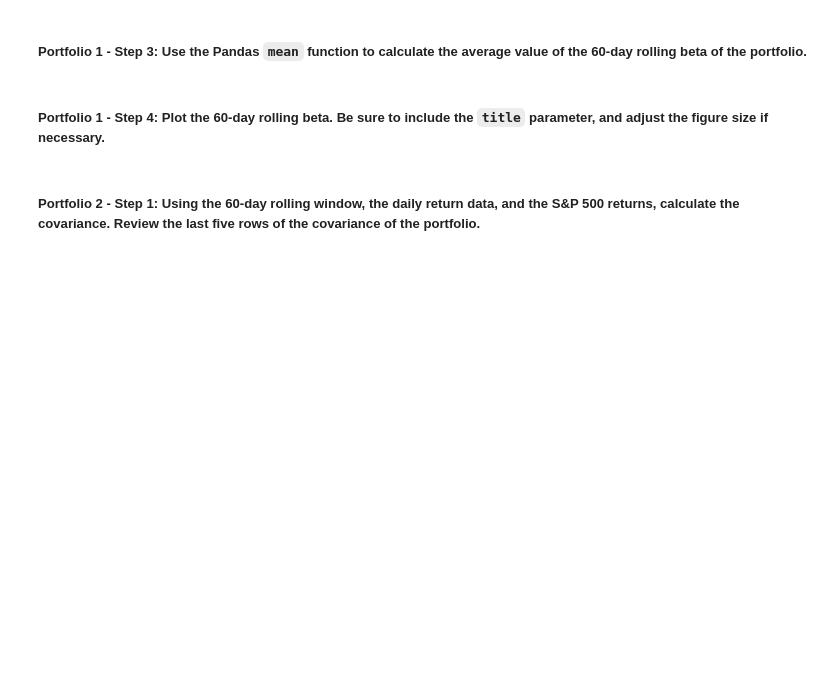
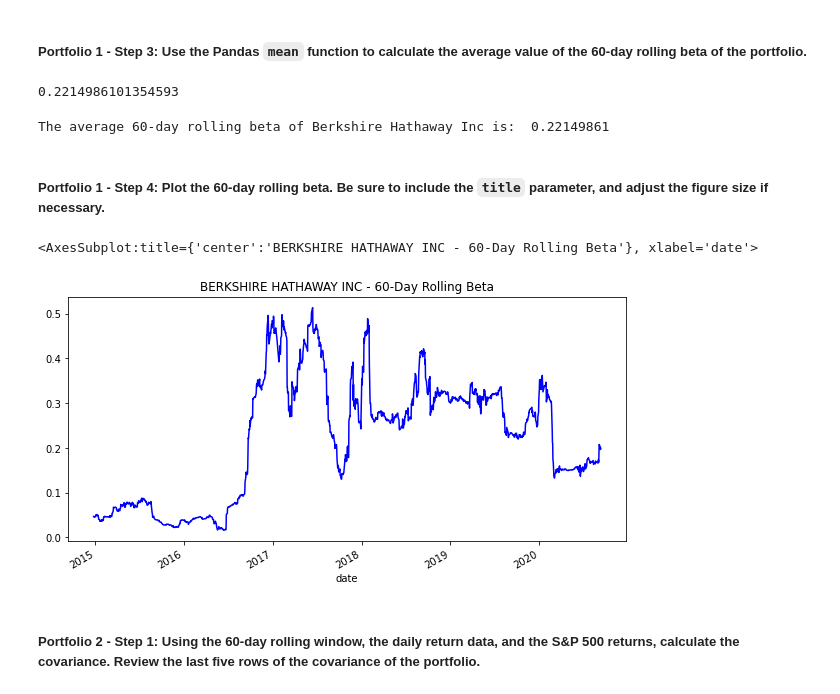
Before and after one commit to dinesh-m/retire_rich, a Jupyter notebook: risk_return_analysis.ipynb, the cells around one changed output. Drawn from its saved outputs; the diff is of its cells as text; code cells hidden in the pictures; blank space fills up the shorter version.

```diff
--- a/risk_return_analysis.ipynb
+++ b/risk_return_analysis.ipynb
@@ -421,4 +476,8 @@ Your analysis is nearing completion. Now, you need to evaluate how the portfolio
 # %%
 # Calculate the covariance using a 60-day rolling window
 # Review the last five rows of the covariance data
-# YOUR CODE HERE
+
+# Portfolio 1: Berkshire Hathaway covariance
+berkshire_roll_60_cov = whale_nav_daily_returns['BERKSHIRE HATHAWAY INC'].rolling(window=60).cov(whale_nav_daily_returns['S&P 500'])
+print(f'Berkshire Hathaway last 5 rows of rolling covariance')
+display(berkshire_roll_60_cov.tail())
@@ -427,4 +495,11 @@ Your analysis is nearing completion. Now, you need to evaluate how the portfolio
 # %%
 # Calculate the beta based on the 60-day rolling covariance compared to the market (S&P 500)
 # Review the last five rows of the beta information
-# YOUR CODE HERE
+
+# S&P 500 variance
+sp500_roll_60_variance = whale_nav_daily_returns['S&P 500'].rolling(window=60).var()
+
+# Beta based on the 60-day rolling covariance compared to the market (S&P 500)
+berkshire_roll_60_beta = berkshire_roll_60_cov / sp500_roll_60_variance
+print(f'Showing the last 5 rows of rolling beta')
+display(berkshire_roll_60_beta.tail())
@@ -432,13 +516,26 @@ Your analysis is nearing completion. Now, you need to evaluate how the portfolio
 ##### Portfolio 1 - Step 3: Use the Pandas `mean` function to calculate the average value of the 60-day rolling beta of the portfolio.
 # %%
 # Calculate the average of the 60-day rolling beta
-# YOUR CODE HERE
+berkshire_roll_60_beta_avg = (berkshire_roll_60_cov / sp500_roll_60_variance).mean()
+
+display(berkshire_roll_60_beta_avg)
+print(f'The average 60-day rolling beta of Berkshire Hathaway Inc is: {berkshire_roll_60_beta_avg: .8f}')
+# %% [output]
+0.2214986101354593
+The average 60-day rolling beta of Berkshire Hathaway Inc is:  0.22149861
 # %% [markdown]
 ##### Portfolio 1 - Step 4: Plot the 60-day rolling beta. Be sure to include the `title` parameter, and adjust the figure size if necessary.
 # %%
 # Plot the rolling beta
 # Include a title parameter and adjust the figure size
-# YOUR CODE HERE
+berkshire_roll_60_beta.plot(
+    figsize=(10,5),
+    title='BERKSHIRE HATHAWAY INC - 60-Day Rolling Beta',
+    color='blue'
+)
+# %% [output]
+<AxesSubplot:title={'center':'BERKSHIRE HATHAWAY INC - 60-Day Rolling Beta'}, xlabel='date'>
+[figure, added]
 # %% [markdown]
 ##### Portfolio 2 - Step 1: Using the 60-day rolling window, the daily return data, and the S&P 500 returns, calculate the covariance. Review the last five rows of the covariance of the portfolio.
 # %%
```
Also changed, not shown: parts of 19 cells of this notebook, 2 other files.
